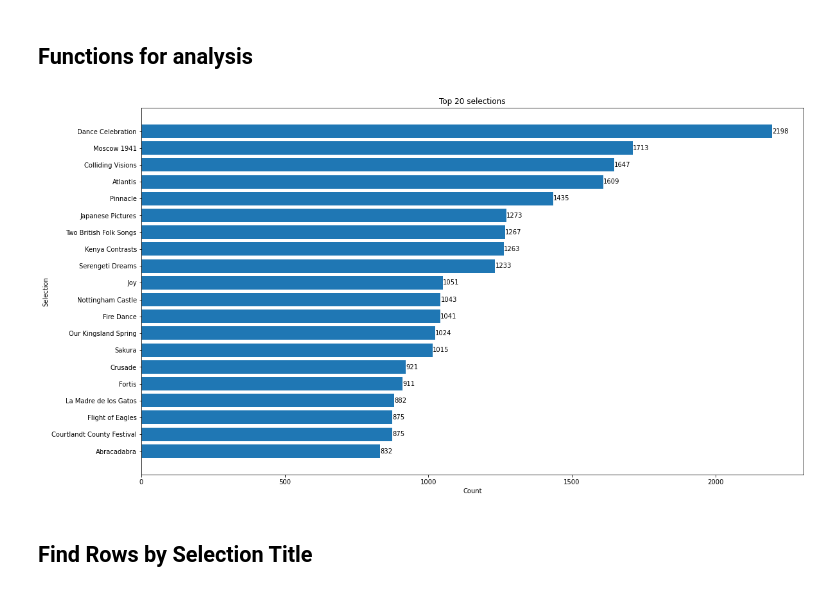
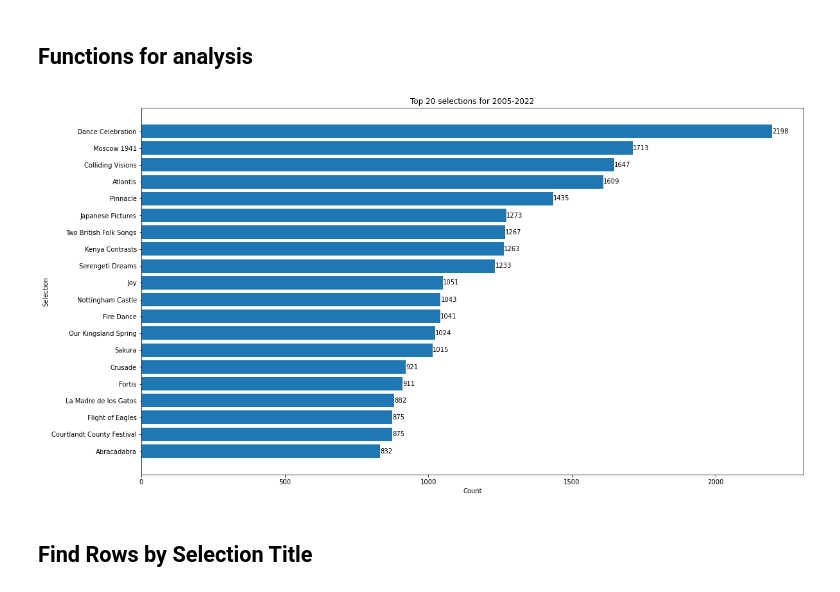
Before and after one commit to macdkw89/uil_results, a Jupyter notebook: data.ipynb, the cells around one changed output. Cells and saved outputs as stored; diff of their text form; code cells hidden in the pictures.

```diff
--- a/data.ipynb
+++ b/data.ipynb
@@ -50,21 +50,21 @@ def top_n_grabber(n=20, d=df, y=year_list, cl=class_list, co=conf_list):
 # %%
 # Plot top n selections
 def plotter(n=20, d=df, y=year_list, cl=class_list, co=conf_list):
     fig, ax = plt.subplots()
     bars = ax.barh(top_n_grabber(n, d, y, cl, co)[0], top_n_grabber(n, d, y, cl, co)[1])
-    ax.set_title(f'Top {n} selections')
+    ax.set_title(f'Top {n} selections for {y[0]}-{y[-1]}')
     ax.set_xlabel('Count')
     ax.set_ylabel('Selection')
     for bars in ax.containers:
         ax.bar_label(bars)
     ax.invert_yaxis()
     fig.set_size_inches(18.5, 10.5)
 
     plt.show()
 
 plotter()
 # %% [output]
-[figure, old version]
+[figure, new version]
 # %% [markdown]
 ## Find Rows by Selection Title
 # %%
```
Also changed, not shown: parts of 1 cell of this notebook.
